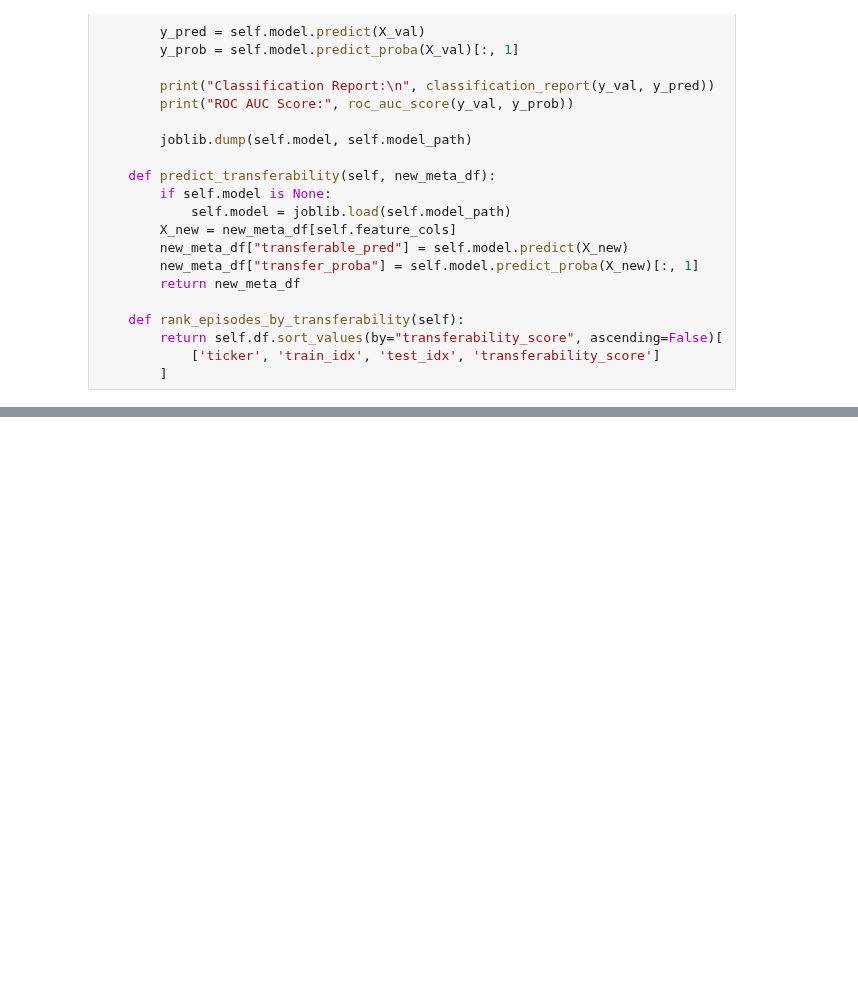
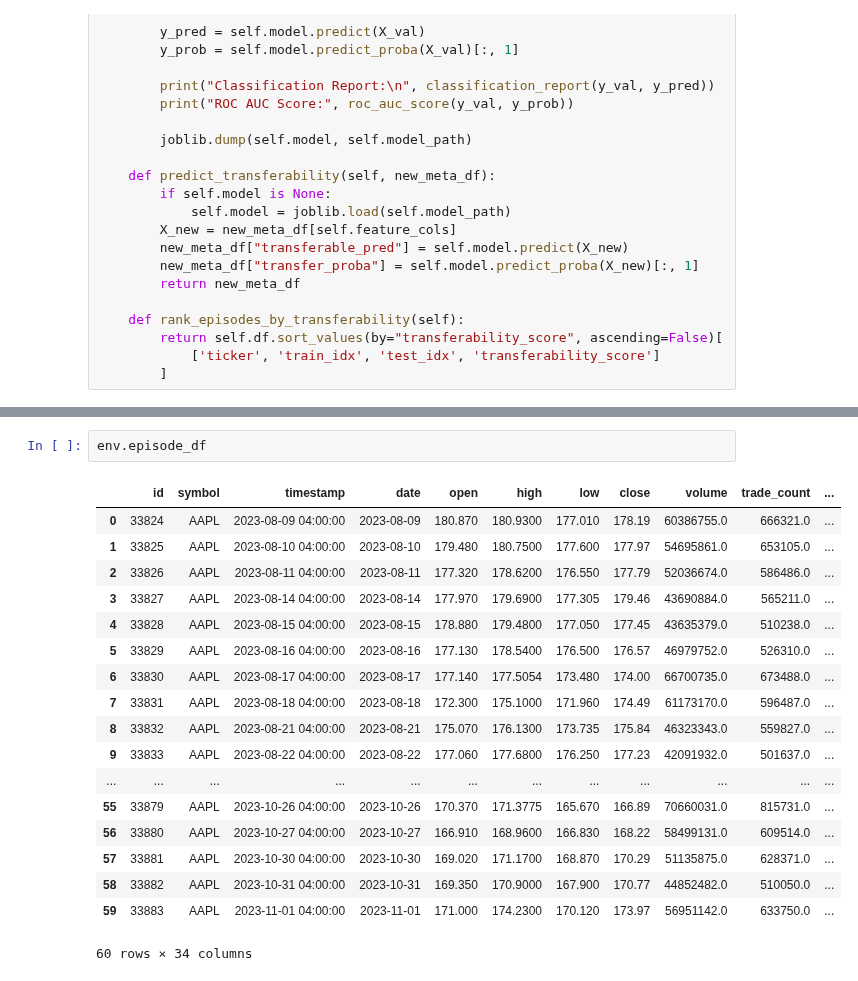
Before and after one commit to pihh/RL-Stock-Market-Masterpiece-Human-x-AI-Collab, a Jupyter notebook: notebooks/TO DELETE.ipynb, the cells around one changed output, grey strips where cells are left out. Drawn from its saved outputs; the diff is of its cells as text; blank space fills up the shorter version.

```diff
--- a/notebooks/TO DELETE.ipynb
+++ b/notebooks/TO DELETE.ipynb
@@ -1089,0 +1963,21 @@ memory usage: 56.4+ KB
+# %%
+env.episode_df
+# %% [output]
+|  | id | symbol | timestamp | date | open | high | low | close | volume | trade_count | ... |
+| 0 | 33824 | AAPL | 2023-08-09 04:00:00 | 2023-08-09 | 180.870 | 180.9300 | 177.010 | 178.19 | 60386755.0 | 666321.0 | ... |
+| 1 | 33825 | AAPL | 2023-08-10 04:00:00 | 2023-08-10 | 179.480 | 180.7500 | 177.600 | 177.97 | 54695861.0 | 653105.0 | ... |
+| 2 | 33826 | AAPL | 2023-08-11 04:00:00 | 2023-08-11 | 177.320 | 178.6200 | 176.550 | 177.79 | 52036674.0 | 586486.0 | ... |
+| 3 | 33827 | AAPL | 2023-08-14 04:00:00 | 2023-08-14 | 177.970 | 179.6900 | 177.305 | 179.46 | 43690884.0 | 565211.0 | ... |
+| 4 | 33828 | AAPL | 2023-08-15 04:00:00 | 2023-08-15 | 178.880 | 179.4800 | 177.050 | 177.45 | 43635379.0 | 510238.0 | ... |
+| 5 | 33829 | AAPL | 2023-08-16 04:00:00 | 2023-08-16 | 177.130 | 178.5400 | 176.500 | 176.57 | 46979752.0 | 526310.0 | ... |
+| 6 | 33830 | AAPL | 2023-08-17 04:00:00 | 2023-08-17 | 177.140 | 177.5054 | 173.480 | 174.00 | 66700735.0 | 673488.0 | ... |
+| 7 | 33831 | AAPL | 2023-08-18 04:00:00 | 2023-08-18 | 172.300 | 175.1000 | 171.960 | 174.49 | 61173170.0 | 596487.0 | ... |
+| 8 | 33832 | AAPL | 2023-08-21 04:00:00 | 2023-08-21 | 175.070 | 176.1300 | 173.735 | 175.84 | 46323343.0 | 559827.0 | ... |
+| 9 | 33833 | AAPL | 2023-08-22 04:00:00 | 2023-08-22 | 177.060 | 177.6800 | 176.250 | 177.23 | 42091932.0 | 501637.0 | ... |
+| ... | ... | ... | ... | ... | ... | ... | ... | ... | ... | ... | ... |
+| 55 | 33879 | AAPL | 2023-10-26 04:00:00 | 2023-10-26 | 170.370 | 171.3775 | 165.670 | 166.89 | 70660031.0 | 815731.0 | ... |
+| 56 | 33880 | AAPL | 2023-10-27 04:00:00 | 2023-10-27 | 166.910 | 168.9600 | 166.830 | 168.22 | 58499131.0 | 609514.0 | ... |
+| 57 | 33881 | AAPL | 2023-10-30 04:00:00 | 2023-10-30 | 169.020 | 171.1700 | 168.870 | 170.29 | 51135875.0 | 628371.0 | ... |
+| 58 | 33882 | AAPL | 2023-10-31 04:00:00 | 2023-10-31 | 169.350 | 170.9000 | 167.900 | 170.77 | 44852482.0 | 510050.0 | ... |
+| 59 | 33883 | AAPL | 2023-11-01 04:00:00 | 2023-11-01 | 171.000 | 174.2300 | 170.120 | 173.97 | 56951142.0 | 633750.0 | ... |
+60 rows × 34 columns
```
Also changed, not shown: parts of 47 cells of this notebook, 22 other files.
